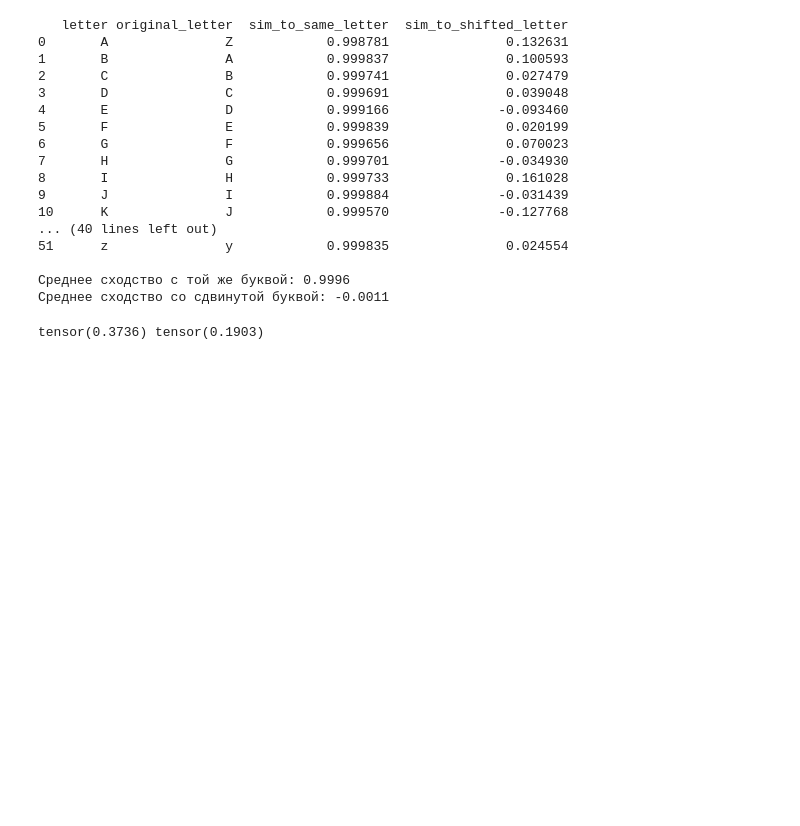
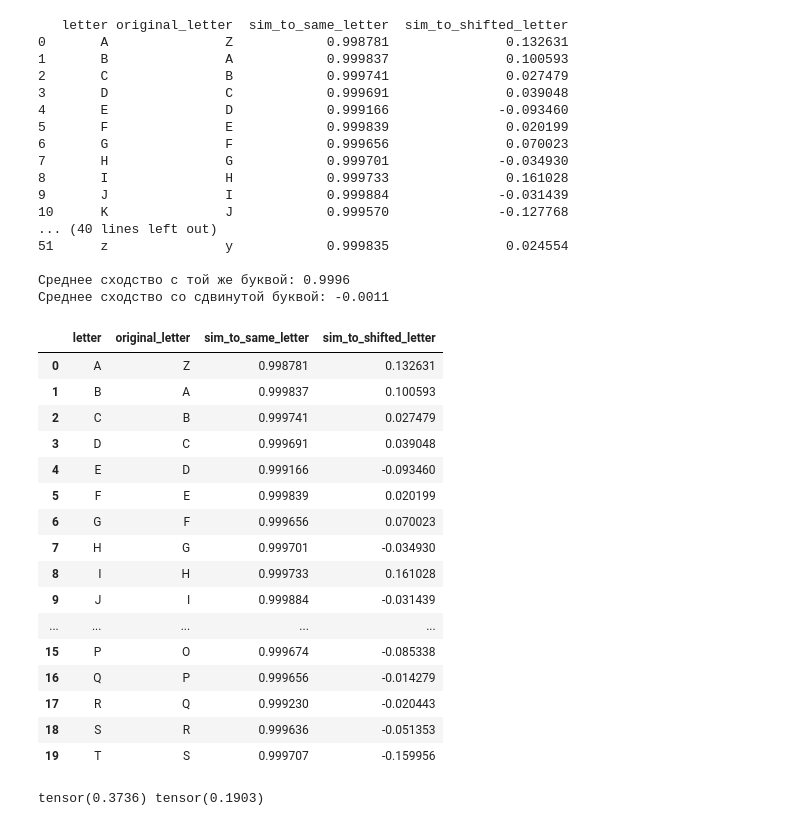
Before and after one commit to Son-of-dijkstra/summer-ML, a Jupyter notebook: step-2/ceaser_experiment/training_analysis.ipynb, the cells around one changed output. Cells and saved outputs as stored; diff of their text form; code cells hidden in the pictures; blank space fills up the shorter version.

```diff
--- a/step-2/ceaser_experiment/training_analysis.ipynb
+++ b/step-2/ceaser_experiment/training_analysis.ipynb
@@ -345,6 +345,26 @@ print(f"Среднее сходство со сдвинутой буквой: {d
 
 Среднее сходство с той же буквой: 0.9996
 Среднее сходство со сдвинутой буквой: -0.0011
+# %%
+df.head(20)
+# %% [output]
+|  | letter | original_letter | sim_to_same_letter | sim_to_shifted_letter |
+| 0 | A | Z | 0.998781 | 0.132631 |
+| 1 | B | A | 0.999837 | 0.100593 |
+| 2 | C | B | 0.999741 | 0.027479 |
+| 3 | D | C | 0.999691 | 0.039048 |
+| 4 | E | D | 0.999166 | -0.093460 |
+| 5 | F | E | 0.999839 | 0.020199 |
+| 6 | G | F | 0.999656 | 0.070023 |
+| 7 | H | G | 0.999701 | -0.034930 |
+| 8 | I | H | 0.999733 | 0.161028 |
+| 9 | J | I | 0.999884 | -0.031439 |
+| ... | ... | ... | ... | ... |
+| 15 | P | O | 0.999674 | -0.085338 |
+| 16 | Q | P | 0.999656 | -0.014279 |
+| 17 | R | Q | 0.999230 | -0.020443 |
+| 18 | S | R | 0.999636 | -0.051353 |
+| 19 | T | S | 0.999707 | -0.159956 |
 # %%
 diff_norms = torch.norm(finetune_embeddings - scratch_embeddings, dim=1)
 print(diff_norms.describe() if hasattr(diff_norms, 'describe') else diff_norms.mean(), diff_norms.std())
```
Also changed, not shown: 1 other file.
